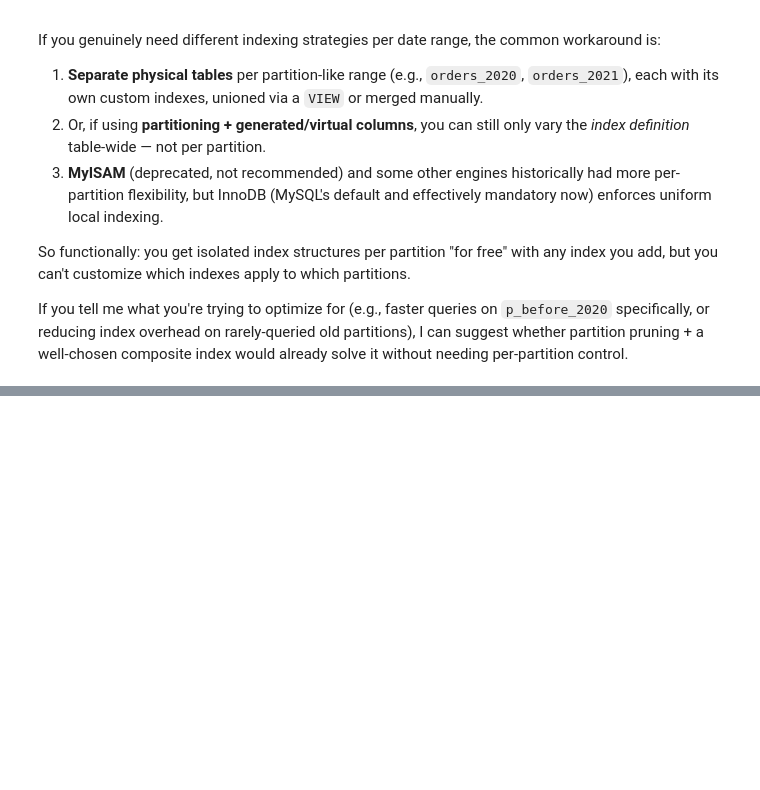
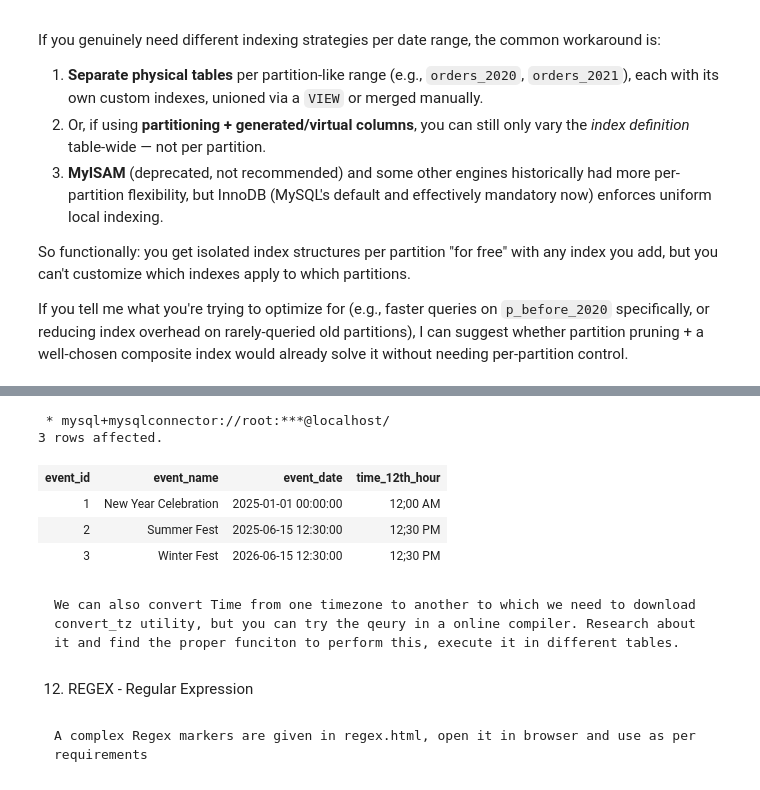
Before and after one commit to LShreeChaithanya/Solid_fundamentals_SQL, a Jupyter notebook: sql_learning.ipynb, the cells around one changed output, grey strips where cells are left out. Drawn from its saved outputs; the diff is of its cells as text; code cells hidden in the pictures; blank space fills up the shorter version.

```diff
--- a/sql_learning.ipynb
+++ b/sql_learning.ipynb
@@ -4455,0 +4581,17 @@ If you tell me what you're trying to optimize for (e.g., faster queries on `p_be
+# %%
+%%sql
+
+SELECT event_id, event_name, event_date, DATE_FORMAT(event_date, '%h;%i %p') AS time_12th_hour FROM demo_events;
+# %% [output]
+ * mysql+mysqlconnector://root:***@localhost/
+3 rows affected.
+| event_id | event_name | event_date | time_12th_hour |
+| 1 | New Year Celebration | 2025-01-01 00:00:00 | 12;00 AM |
+| 2 | Summer Fest | 2025-06-15 12:30:00 | 12;30 PM |
+| 3 | Winter Fest | 2026-06-15 12:30:00 | 12;30 PM |
+# %% [markdown]
+    We can also convert Time from one timezone to another to which we need to download convert_tz utility, but you can try the qeury in a online compiler. Research about it and find the proper funciton to perform this, execute it in different tables.
+# %% [markdown]
+12) REGEX - Regular Expression
+# %% [markdown]
+    A complex Regex markers are given in regex.html, open it in browser and use as per requirements
```
Also changed, not shown: parts of 18 cells of this notebook, 1 other file.
